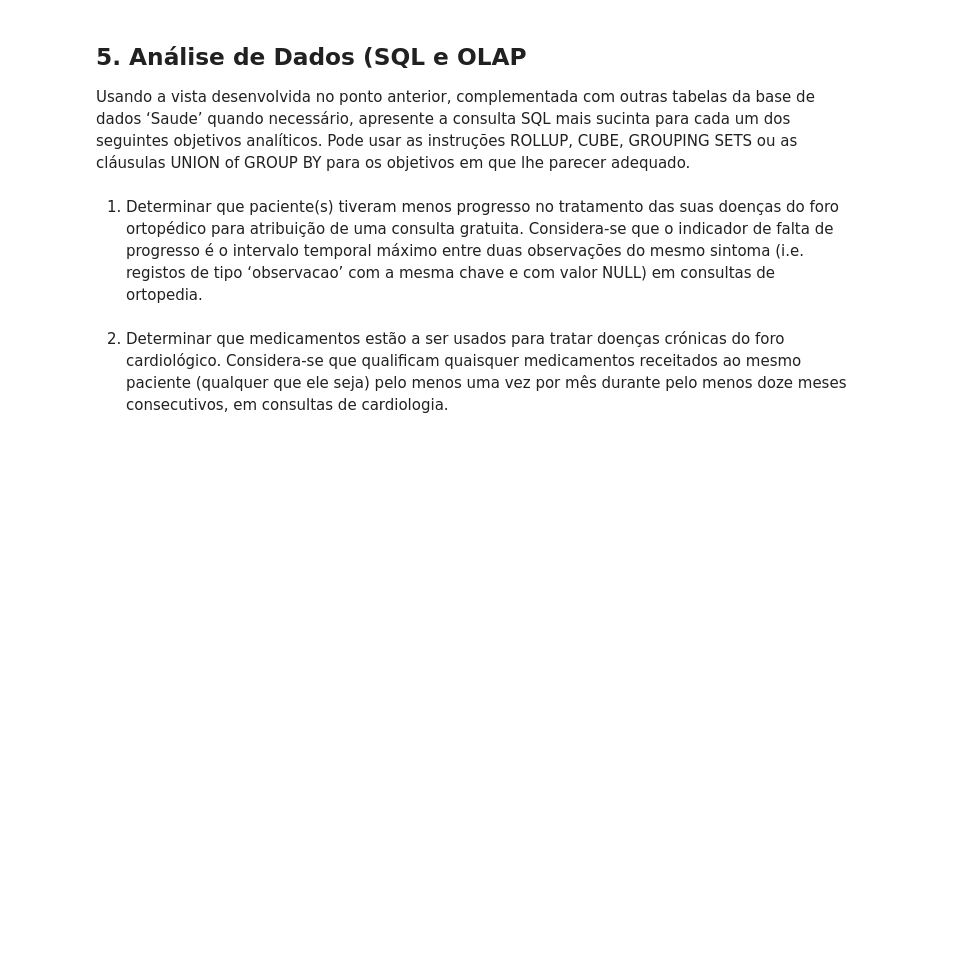
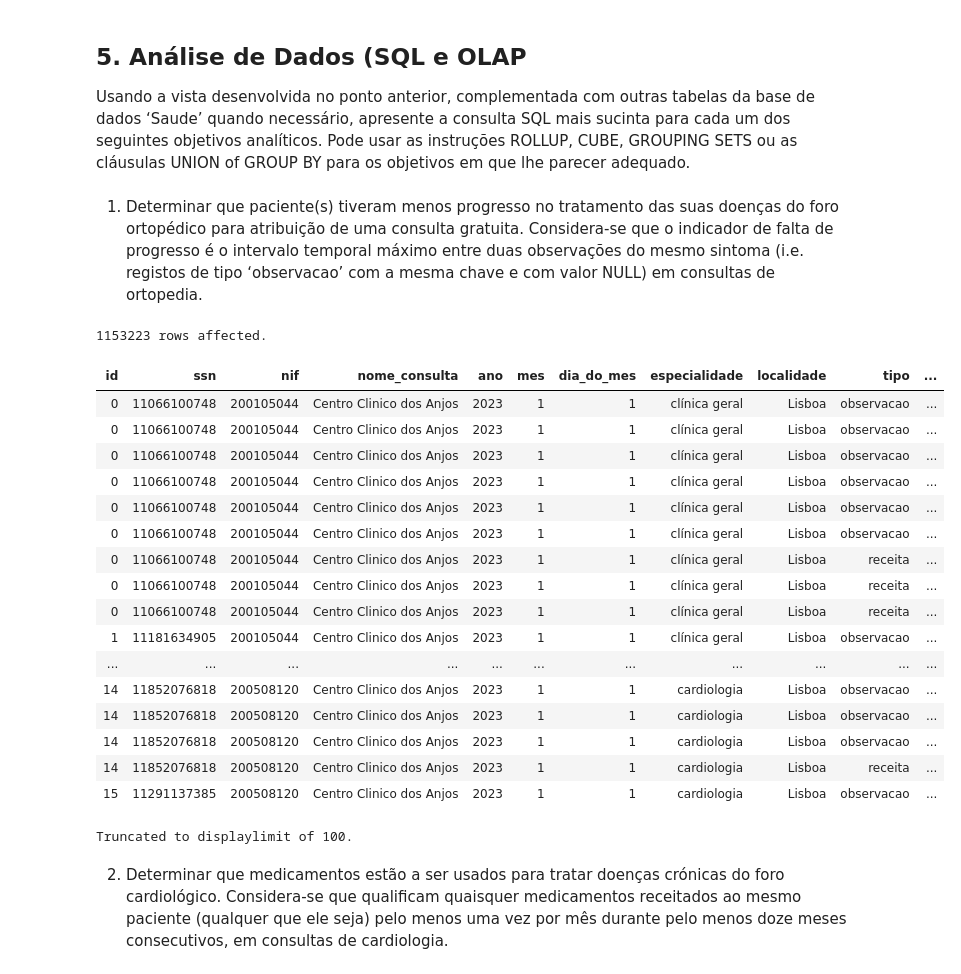
Before and after one commit to SrGesus/bd-projects-23, a Jupyter notebook: p02/data/E2-ProjetoBD.ipynb, the cells around one changed output. Cells and saved outputs as stored; diff of their text form; code cells hidden in the pictures; blank space fills up the shorter version.

```diff
--- a/p02/data/E2-ProjetoBD.ipynb
+++ b/p02/data/E2-ProjetoBD.ipynb
@@ -235,6 +283,27 @@ Usando a vista desenvolvida no ponto anterior, complementada com outras tabelas
 # %%
 %%sql
 -- SELECT ...
+SELECT * FROM historial_paciente
+# %% [output]
+1153223 rows affected.
+| id | ssn | nif | nome_consulta | ano | mes | dia_do_mes | especialidade | localidade | tipo | ... |
+| 0 | 11066100748 | 200105044 | Centro Clinico dos Anjos | 2023 | 1 | 1 | clínica geral | Lisboa | observacao | ... |
+| 0 | 11066100748 | 200105044 | Centro Clinico dos Anjos | 2023 | 1 | 1 | clínica geral | Lisboa | observacao | ... |
+| 0 | 11066100748 | 200105044 | Centro Clinico dos Anjos | 2023 | 1 | 1 | clínica geral | Lisboa | observacao | ... |
+| 0 | 11066100748 | 200105044 | Centro Clinico dos Anjos | 2023 | 1 | 1 | clínica geral | Lisboa | observacao | ... |
+| 0 | 11066100748 | 200105044 | Centro Clinico dos Anjos | 2023 | 1 | 1 | clínica geral | Lisboa | observacao | ... |
+| 0 | 11066100748 | 200105044 | Centro Clinico dos Anjos | 2023 | 1 | 1 | clínica geral | Lisboa | observacao | ... |
+| 0 | 11066100748 | 200105044 | Centro Clinico dos Anjos | 2023 | 1 | 1 | clínica geral | Lisboa | receita | ... |
+| 0 | 11066100748 | 200105044 | Centro Clinico dos Anjos | 2023 | 1 | 1 | clínica geral | Lisboa | receita | ... |
+| 0 | 11066100748 | 200105044 | Centro Clinico dos Anjos | 2023 | 1 | 1 | clínica geral | Lisboa | receita | ... |
+| 1 | 11181634905 | 200105044 | Centro Clinico dos Anjos | 2023 | 1 | 1 | clínica geral | Lisboa | observacao | ... |
+| ... | ... | ... | ... | ... | ... | ... | ... | ... | ... | ... |
+| 14 | 11852076818 | 200508120 | Centro Clinico dos Anjos | 2023 | 1 | 1 | cardiologia | Lisboa | observacao | ... |
+| 14 | 11852076818 | 200508120 | Centro Clinico dos Anjos | 2023 | 1 | 1 | cardiologia | Lisboa | observacao | ... |
+| 14 | 11852076818 | 200508120 | Centro Clinico dos Anjos | 2023 | 1 | 1 | cardiologia | Lisboa | observacao | ... |
+| 14 | 11852076818 | 200508120 | Centro Clinico dos Anjos | 2023 | 1 | 1 | cardiologia | Lisboa | receita | ... |
+| 15 | 11291137385 | 200508120 | Centro Clinico dos Anjos | 2023 | 1 | 1 | cardiologia | Lisboa | observacao | ... |
+Truncated to displaylimit of 100.
 # %% [markdown]
 2. Determinar que medicamentos estão a ser usados para tratar doenças crónicas do foro cardiológico. Considera-se que qualificam quaisquer medicamentos receitados ao mesmo paciente (qualquer que ele seja) pelo menos uma vez por mês durante pelo menos doze meses consecutivos, em consultas de cardiologia.
 # %%
```
Also changed, not shown: parts of 2 cells of this notebook.
